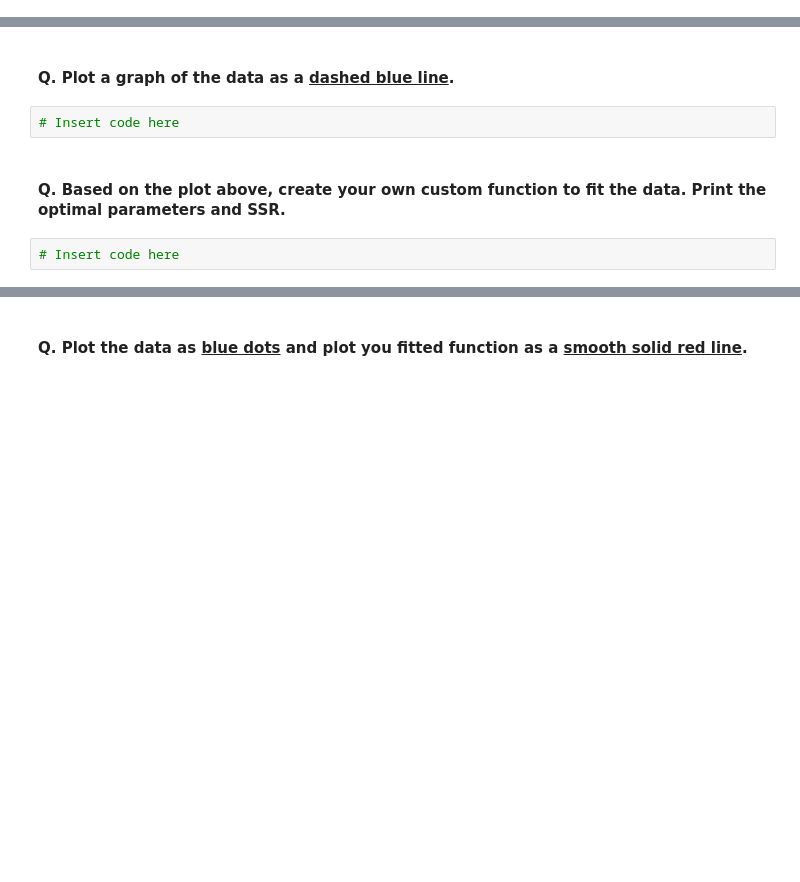
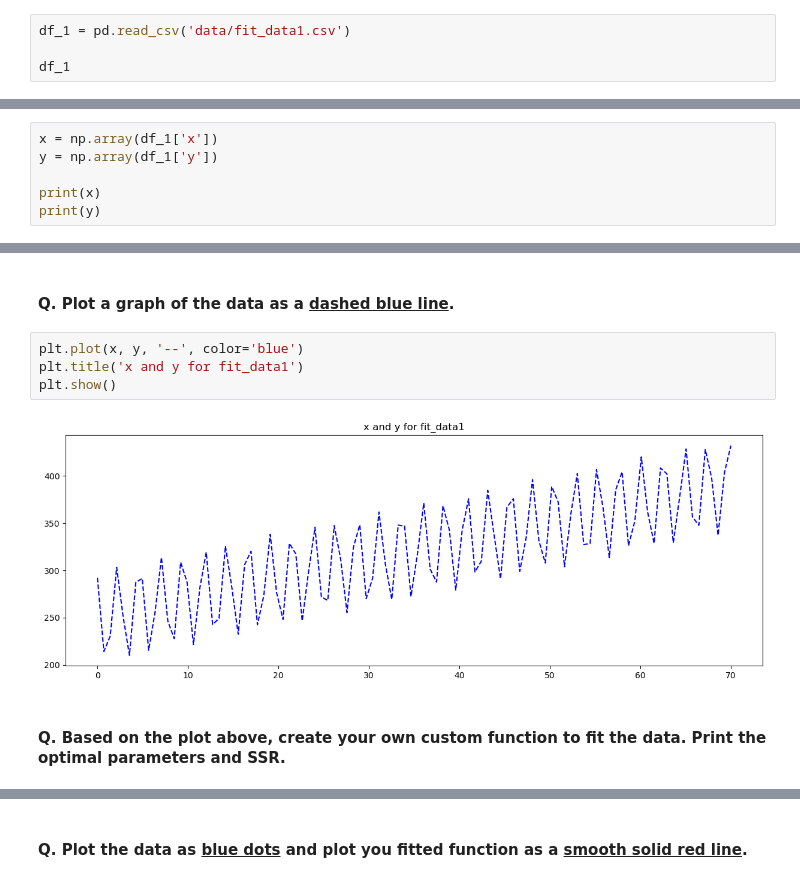
Before and after one commit to Brittany2028/ml-quiz, a Jupyter notebook: Take Home Quiz 1 - Curve Fitting.ipynb, the cells around one changed output, grey strips where cells are left out. Cells and saved outputs as stored; diff of their text form; blank space fills up the shorter version.

```diff
--- a/Take Home Quiz 1 - Curve Fitting.ipynb
+++ b/Take Home Quiz 1 - Curve Fitting.ipynb
@@ -159,0 +188,4 @@ For this sections, we will be using the following datasets: `fit_data1.csv`, `fi
+# %%
+df_1 = pd.read_csv('data/fit_data1.csv')
+
+df_1
@@ -163,0 +208,6 @@ For this sections, we will be using the following datasets: `fit_data1.csv`, `fi
+# %%
+x = np.array(df_1['x'])
+y = np.array(df_1['y'])
+
+print(x)
+print(y)
@@ -164,8 +232,10 @@ For this sections, we will be using the following datasets: `fit_data1.csv`, `fi
 # %% [markdown]
 #### Q. Plot a graph of the data as a <b><u>dashed blue line</u></b>.
-# %%
-# Insert code here
+# %%
+plt.plot(x, y, '--', color='blue')
+plt.title('x and y for fit_data1')
+plt.show()
+# %% [output]
+[figure, added]
 # %% [markdown]
 #### Q. Based on the plot above, create your own custom function to fit the data. Print the optimal parameters and SSR.
-# %%
-# Insert code here
```
Also changed, not shown: parts of 16 cells of this notebook.
